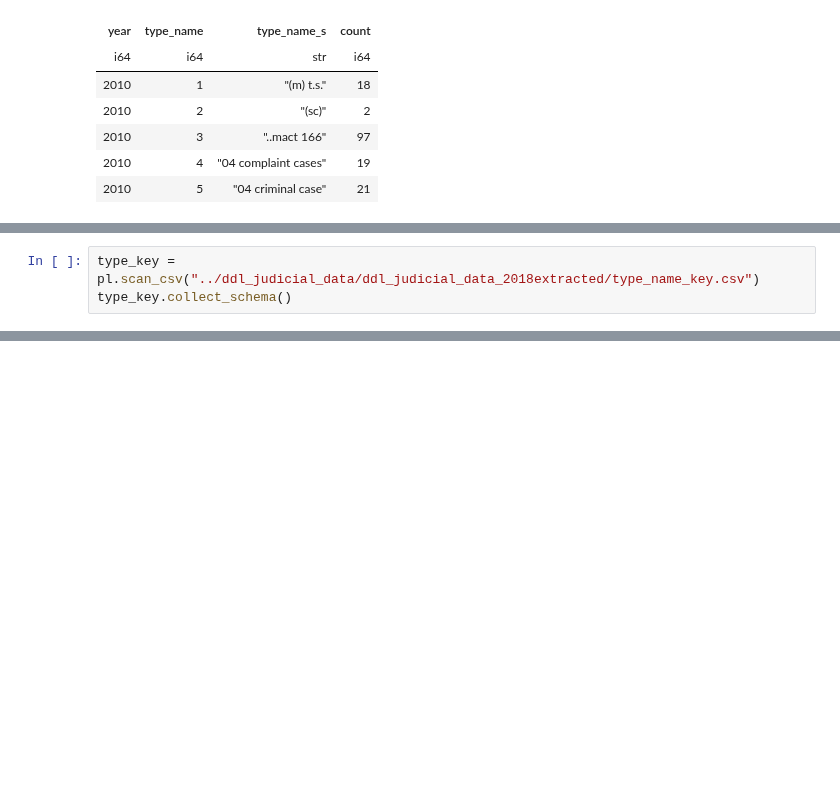
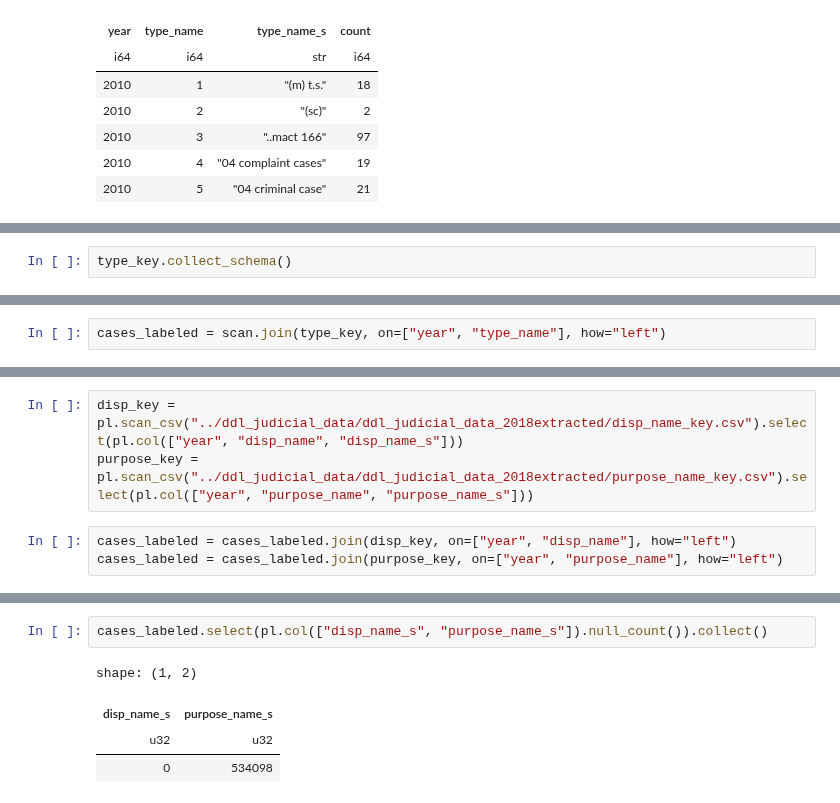
Before and after one commit to WalkerSimpson1/R_and_Python_corrupting_relinking, a Jupyter notebook: notebooks/nb1_exploring.ipynb, the cells around one changed output, grey strips where cells are left out. Drawn from its saved outputs; the diff is of its cells as text; blank space fills up the shorter version.

Commit message:
Joined type disp and purpose name

```diff
--- a/notebooks/nb1_exploring.ipynb
+++ b/notebooks/nb1_exploring.ipynb
@@ -150,4 +152,3 @@ shape: (5, 4)
 # %%
-type_key = pl.scan_csv("../ddl_judicial_data/ddl_judicial_data_2018extracted/type_name_key.csv")
 type_key.collect_schema()
 # %% [output]
@@ -157,0 +156,2 @@ Schema([('year', Int64),
+# %%
+cases_labeled = scan.join(type_key, on=["year", "type_name"], how="left")
@@ -157,0 +183,6 @@ Schema([('year', Int64),
+# %%
+disp_key = pl.scan_csv("../ddl_judicial_data/ddl_judicial_data_2018extracted/disp_name_key.csv").select(pl.col(["year", "disp_name", "disp_name_s"]))
+purpose_key = pl.scan_csv("../ddl_judicial_data/ddl_judicial_data_2018extracted/purpose_name_key.csv").select(pl.col(["year", "purpose_name", "purpose_name_s"]))
+# %%
+cases_labeled = cases_labeled.join(disp_key, on=["year", "disp_name"], how="left")
+cases_labeled = cases_labeled.join(purpose_key, on=["year", "purpose_name"], how="left")
@@ -157,0 +196,7 @@ Schema([('year', Int64),
+# %%
+cases_labeled.select(pl.col(["disp_name_s", "purpose_name_s"]).null_count()).collect()
+# %% [output]
+shape: (1, 2)
+| disp_name_s | purpose_name_s |
+| u32 | u32 |
+| 0 | 534098 |
```
Also changed, not shown: parts of 8 cells of this notebook.
